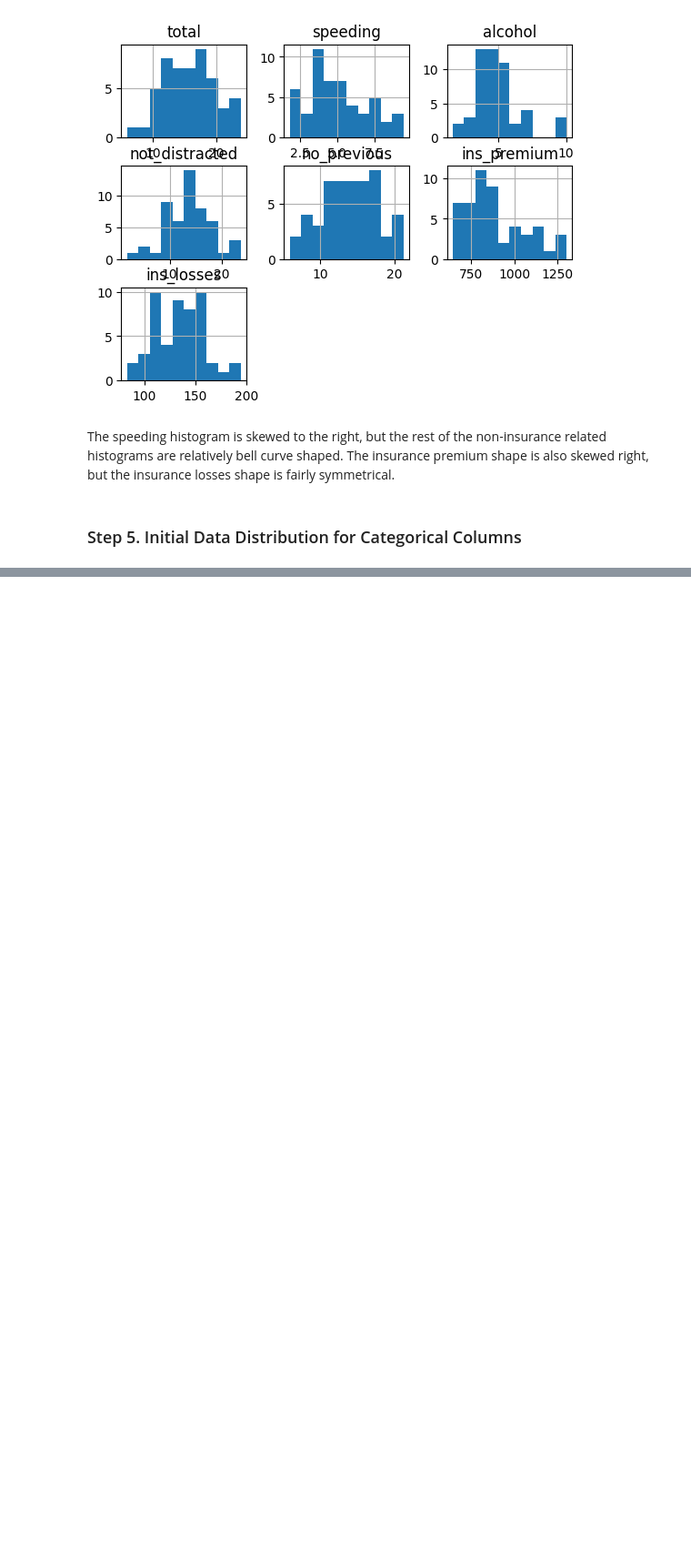
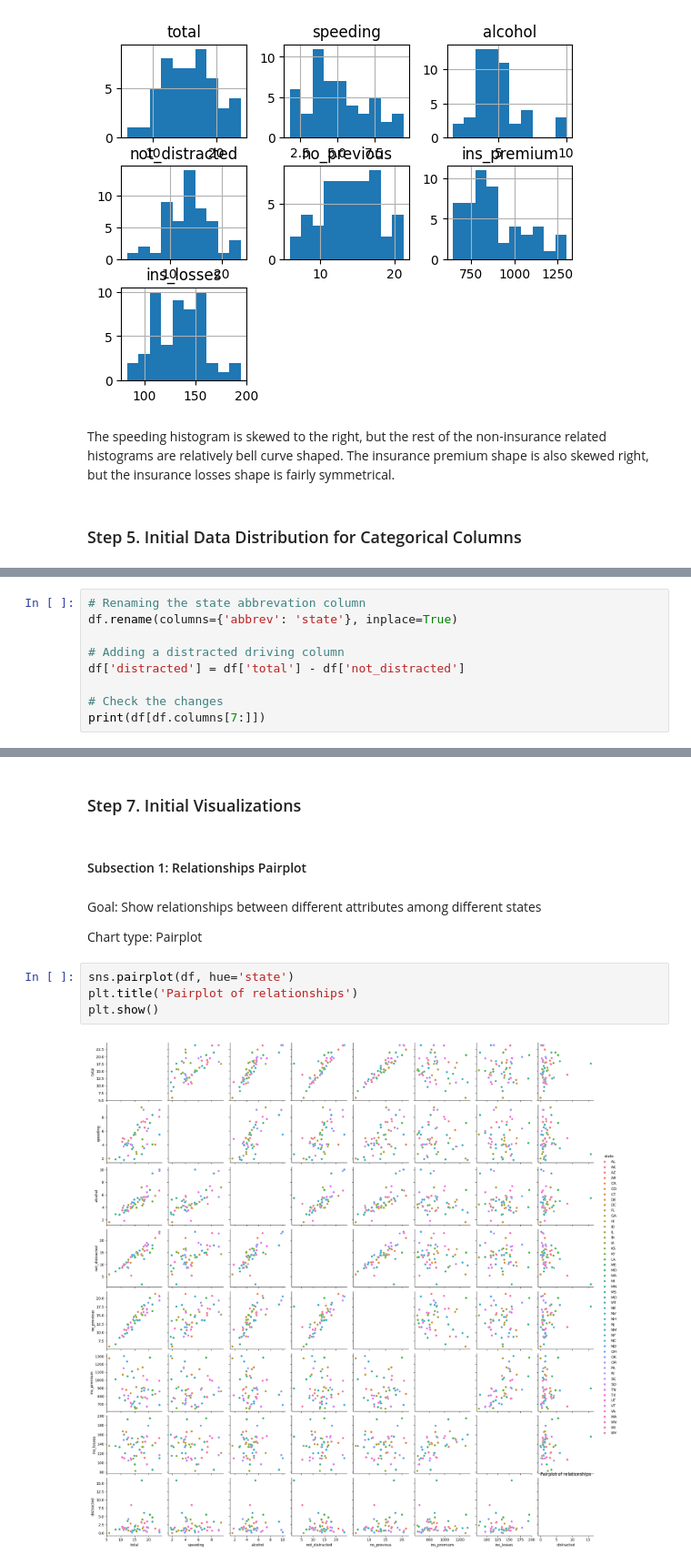
Before and after one commit to trentrueckert/datafun-06-eda, a Jupyter notebook: trentrueckert_eda.ipynb, the cells around one changed output, grey strips where cells are left out. Shown at 91% size. Drawn from its saved outputs; the diff is of its cells as text; blank space fills up the shorter version.

```diff
--- a/trentrueckert_eda.ipynb
+++ b/trentrueckert_eda.ipynb
@@ -102,0 +122,9 @@ The speeding histogram is skewed to the right, but the rest of the non-insurance
+# %%
+# Renaming the state abbrevation column
+df.rename(columns={'abbrev': 'state'}, inplace=True)
+
+# Adding a distracted driving column
+df['distracted'] = df['total'] - df['not_distracted']
+
+# Check the changes
+print(df[df.columns[7:]])
@@ -102,0 +149,14 @@ The speeding histogram is skewed to the right, but the rest of the non-insurance
+# %% [markdown]
+### Step 7. Initial Visualizations
+# %% [markdown]
+#### Subsection 1: Relationships Pairplot
+# %% [markdown]
+Goal: Show relationships between different attributes among different states
+
+Chart type: Pairplot
+# %%
+sns.pairplot(df, hue='state')
+plt.title('Pairplot of relationships')
+plt.show()
+# %% [output]
+[figure, added]
```
Also changed, not shown: parts of 17 cells of this notebook, 1 other file.
